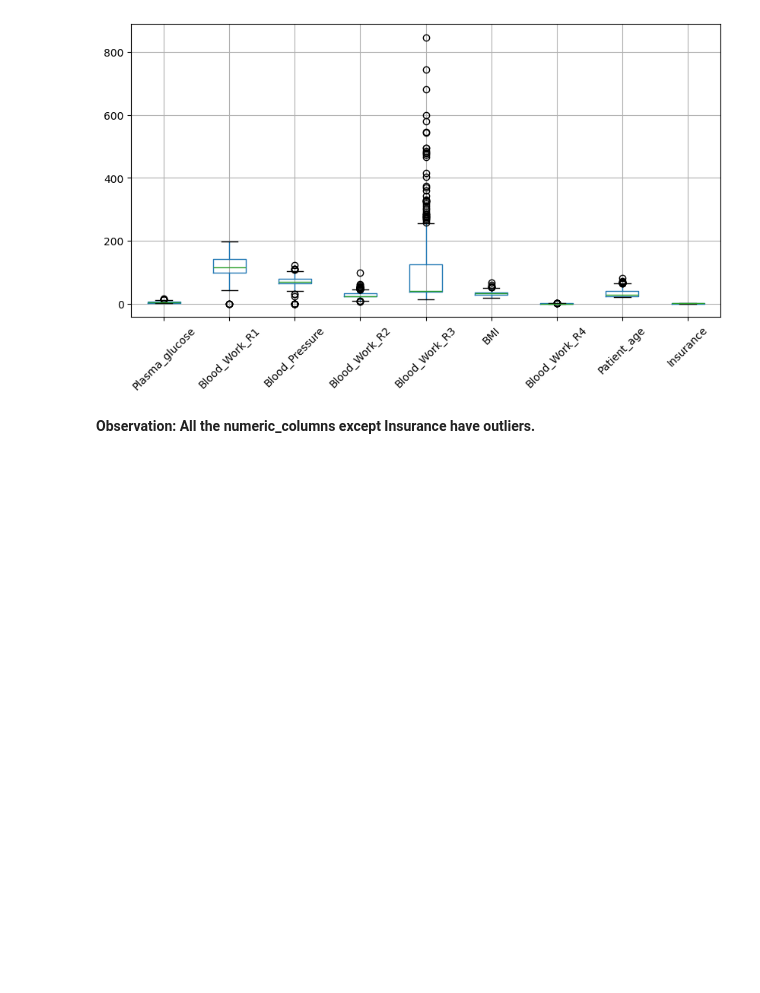
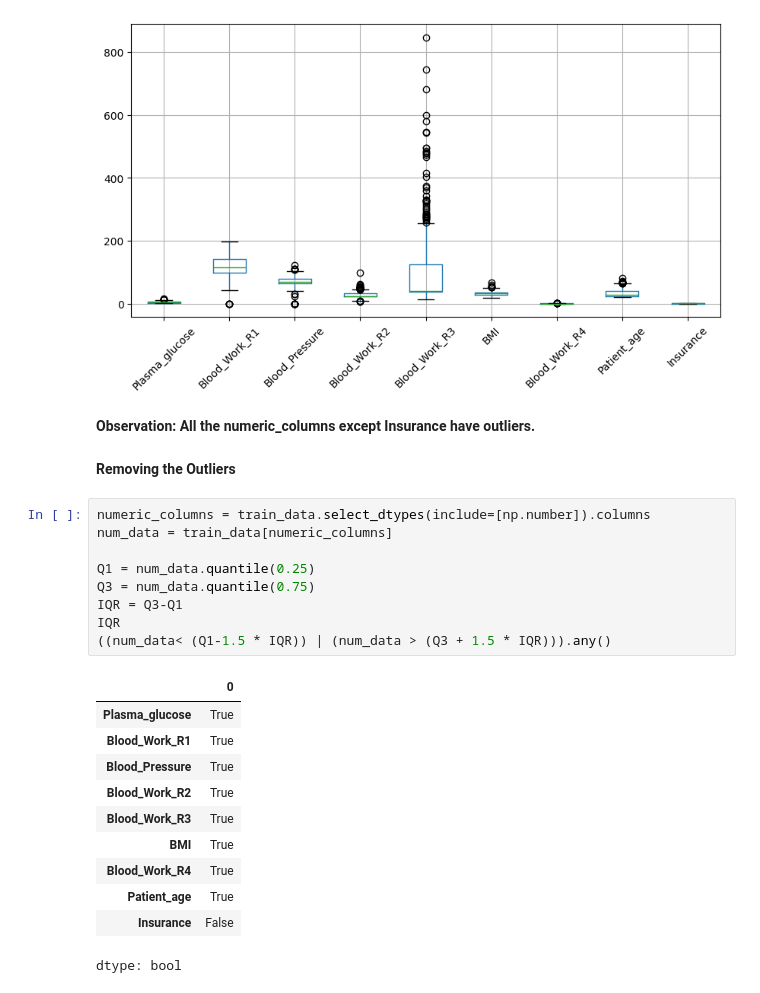
Before and after one commit to sparkysparo/Machine-Learning-for-Early-Prediction-Detection-and-Monitoring-of-Sepsis-in-A-E-and-ICU, a Jupyter notebook: Project_MSC_Machine_Learning_for_Early_Prediction,Detection_and_Monitoring_of_Sepsis_in_A&E_and_ICU_Settings.ipynb, the cells around one changed output. Saved outputs shown, nothing was run; the diff lists cells and outputs as text; blank space fills up the shorter version.

```diff
--- a/Project_MSC_Machine_Learning_for_Early_Prediction,Detection_and_Monitoring_of_Sepsis_in_A&E_and_ICU_Settings.ipynb
+++ b/Project_MSC_Machine_Learning_for_Early_Prediction,Detection_and_Monitoring_of_Sepsis_in_A&E_and_ICU_Settings.ipynb
@@ -459,3 +459,26 @@ plt.show()
 [figure]
 # %% [markdown]
 **Observation: All the numeric_columns except Insurance have outliers.**
+# %% [markdown]
+**Removing the Outliers**
+# %%
+numeric_columns = train_data.select_dtypes(include=[np.number]).columns
+num_data = train_data[numeric_columns]
+
+Q1 = num_data.quantile(0.25)
+Q3 = num_data.quantile(0.75)
+IQR = Q3-Q1
+IQR
+((num_data< (Q1-1.5 * IQR)) | (num_data > (Q3 + 1.5 * IQR))).any()
+# %% [output]
+|  | 0 |
+| Plasma_glucose | True |
+| Blood_Work_R1 | True |
+| Blood_Pressure | True |
+| Blood_Work_R2 | True |
+| Blood_Work_R3 | True |
+| BMI | True |
+| Blood_Work_R4 | True |
+| Patient_age | True |
+| Insurance | False |
+dtype: bool
```
Also changed, not shown: parts of 14 cells of this notebook.
